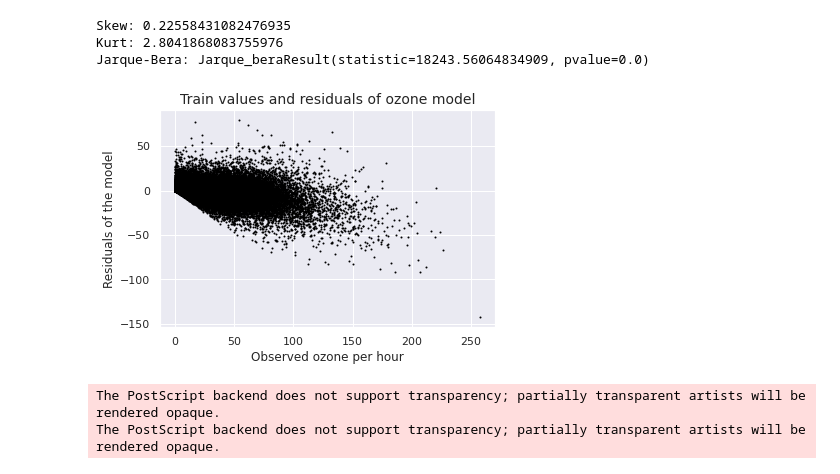
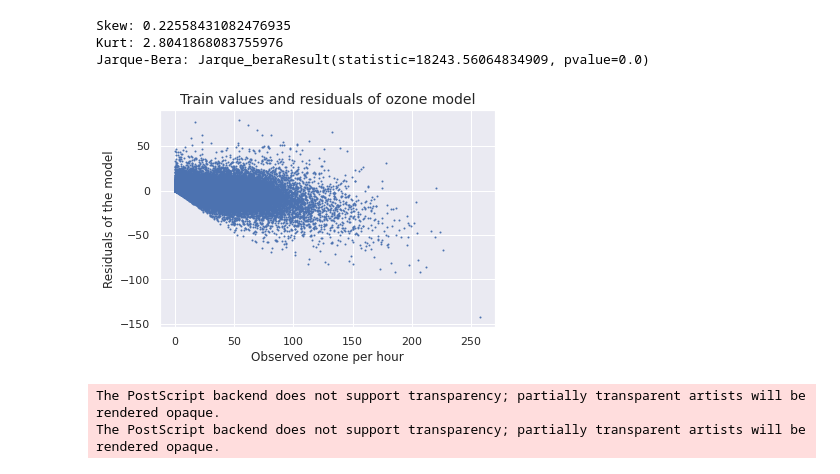
Before and after one commit to lucasmoschen/machine-learning-project, a Jupyter notebook: notebooks/model_ozone.ipynb, the cells around one changed output. Saved outputs shown, nothing was run; the diff lists cells and outputs as text; code cells hidden in the pictures.

```diff
--- a/notebooks/model_ozone.ipynb
+++ b/notebooks/model_ozone.ipynb
@@ -107,8 +107,8 @@ x_train_SP_sm = sm.add_constant(x_train_SP)
 x_test_SP_sm = sm.add_constant(x_test_SP)
 
 reg = sm.OLS(y_train_o3, x_train_SP_sm)
-res = reg.fit()
-print(res.summary())
+resl = reg.fit()
+print(resl.summary())
 # %% [output]
                             OLS Regression Results
 ==============================================================================
@@ -128,9 +128,9 @@ Notes:
 [2] The condition number is large, 3.4e+06. This might indicate that there are
 strong multicollinearity or other numerical problems.
 # %%
-y_pred = res.predict(x_test_SP_sm)
+y_pred = resl.predict(x_test_SP_sm)
 
-y_train_pred = res.predict(x_train_SP_sm)
+y_train_pred = resl.predict(x_train_SP_sm)
 
 r2_train = r2_score(y_train_o3, y_train_pred)
 r2_test  = r2_score(y_test_o3, y_pred)
@@ -172,16 +172,16 @@ Jarque-Bera: Jarque_beraResult(statistic=18243.56064834909, pvalue=0.0)
 # %%
 train_trans = pt_gases['O3'].inverse_transform(y_train_o3.values.reshape(-1,1))
 pred_trans = pt_gases['O3'].inverse_transform(y_train_pred.values.reshape(-1,1))
 residuals = pred_trans - train_trans
 
-plt.scatter(train_trans, residuals, s=1, color = 'black')
+plt.scatter(train_trans, residuals, s=1)
 plt.xlabel("Observed ozone per hour")
 plt.ylabel("Residuals of the model")
 plt.title("Train values and residuals of ozone model", fontsize = 14)
 plt.savefig(IMAGES_FOLDER+"observed-vs-residuals-linear-regression.eps", bbox_inches = 'tight')
 plt.show()
 # %% [output]
-[figure, old version]
+[figure, new version]
 # %%
 rows1 = x_test_SP[(x_test_SP.year==2019)&(x_test_SP.month==12)]
 rows2 = x_test_SP[(x_test_SP.year==2017)&(x_test_SP.month==7)]
```
Also changed, not shown: parts of 16 cells of this notebook, 5 other files.
